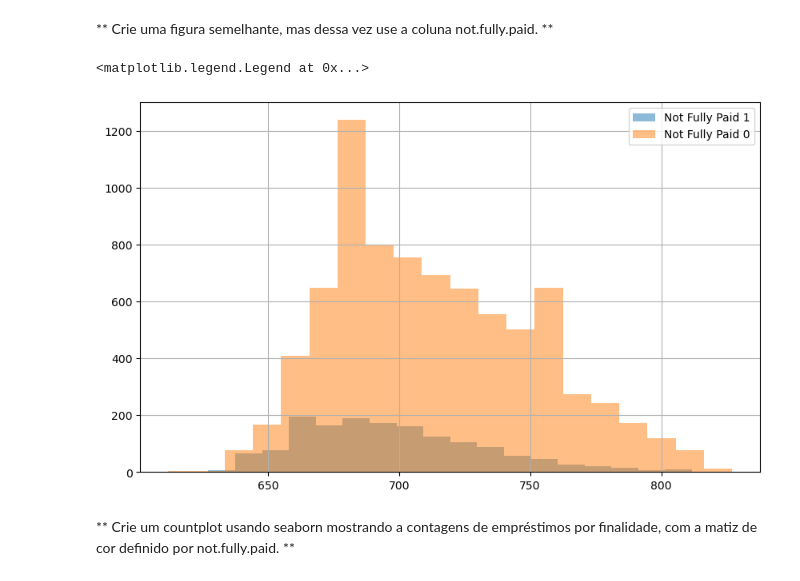
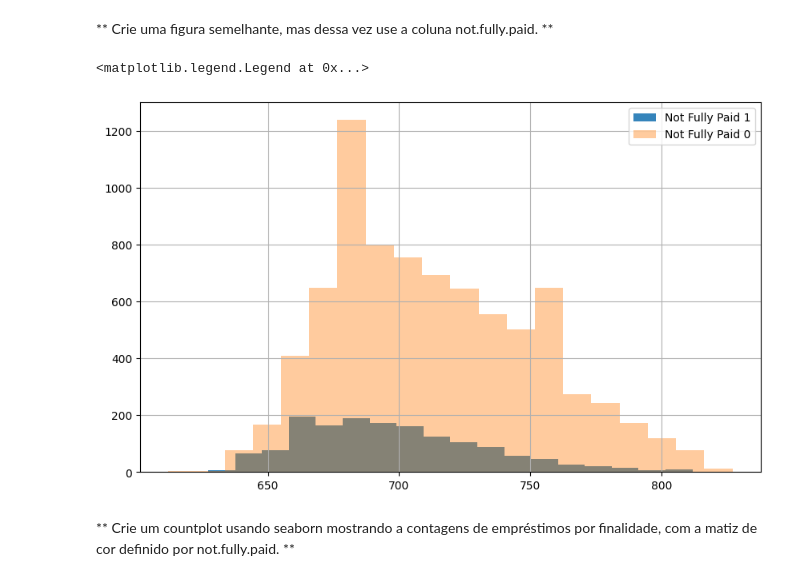
Before and after one commit to rodrigohigashi/RandomForest, a Jupyter notebook: projeto-arvores-de-decisao-e-florestas-aleatorias.ipynb, the cells around one changed output. Saved outputs shown, nothing was run; the diff lists cells and outputs as text; code cells hidden in the pictures.

```diff
--- a/projeto-arvores-de-decisao-e-florestas-aleatorias.ipynb
+++ b/projeto-arvores-de-decisao-e-florestas-aleatorias.ipynb
@@ -106,12 +98,12 @@ plt.legend()
 ** Crie uma figura semelhante, mas dessa vez use a coluna not.fully.paid. **
 # %%
 plt.figure(figsize=(10, 6))
-loans[loans['not.fully.paid'] == 1]['fico'].hist(alpha=0.5, bins=20, label='Not Fully Paid 1')
-loans[loans['not.fully.paid'] == 0]['fico'].hist(alpha=0.5, bins=20, label='Not Fully Paid 0')
+loans[loans['not.fully.paid'] == 1]['fico'].hist(alpha=0.9, bins=20, label='Not Fully Paid 1')
+loans[loans['not.fully.paid'] == 0]['fico'].hist(alpha=0.4, bins=20, label='Not Fully Paid 0')
 plt.legend()
 # %% [output]
 <matplotlib.legend.Legend at 0x...>
-[figure, old version]
+[figure, new version]
 # %% [markdown]
 ** Crie um countplot usando seaborn mostrando a contagens de empréstimos por finalidade, com a matiz de cor definido por not.fully.paid. **
 # %%
```
Also changed, not shown: parts of 1 cell of this notebook, 1 other file.
